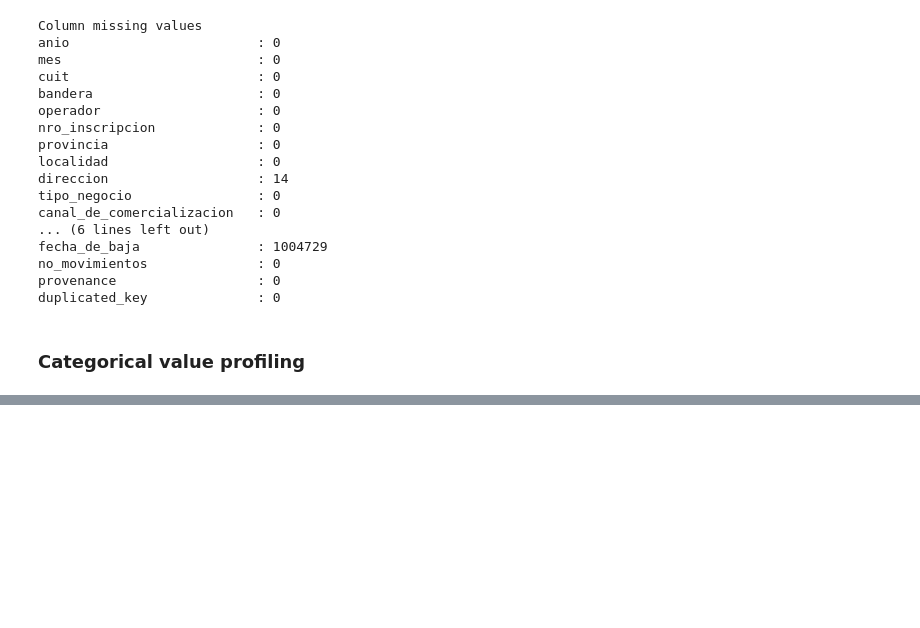
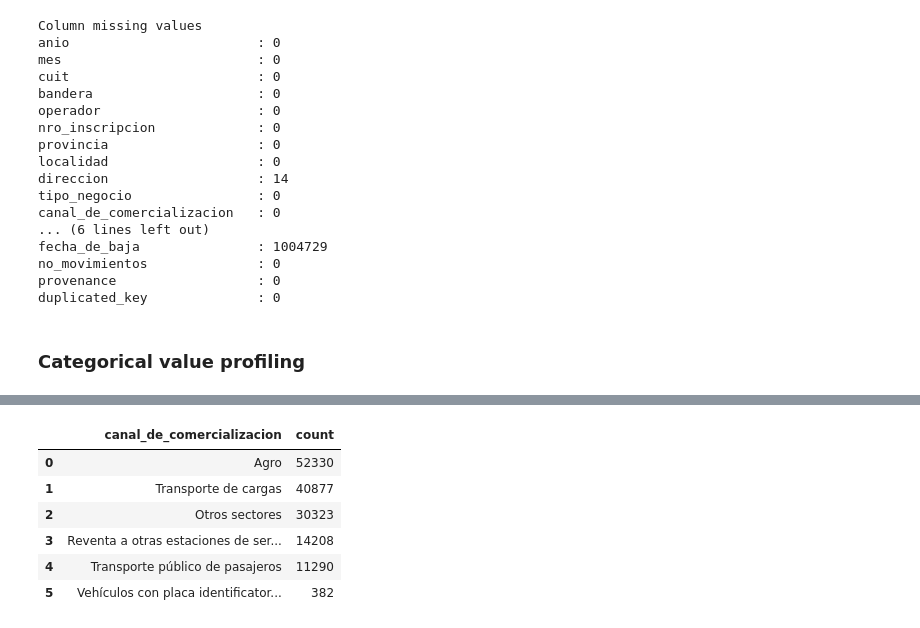
Before and after one commit to valentinarias-dtsc/argentina-fuel-market-analytics, a Jupyter notebook: data_audit.ipynb, the cells around one changed output, grey strips where cells are left out. Saved outputs shown, nothing was run; the diff lists cells and outputs as text; code cells hidden in the pictures; blank space fills up the shorter version.

```diff
--- a/data_audit.ipynb
+++ b/data_audit.ipynb
@@ -414,0 +743,10 @@ tipo_negocio        12|    12 diff=0
+# %%
+with_move[with_move['precio_surtidor']==0]['canal_de_comercializacion'].value_counts().reset_index()
+# %% [output]
+|  | canal_de_comercializacion | count |
+| 0 | Agro | 52330 |
+| 1 | Transporte de cargas | 40877 |
+| 2 | Otros sectores | 30323 |
+| 3 | Reventa a otras estaciones de ser... | 14208 |
+| 4 | Transporte público de pasajeros | 11290 |
+| 5 | Vehículos con placa identificator... | 382 |
```
Also changed, not shown: parts of 42 cells of this notebook.
